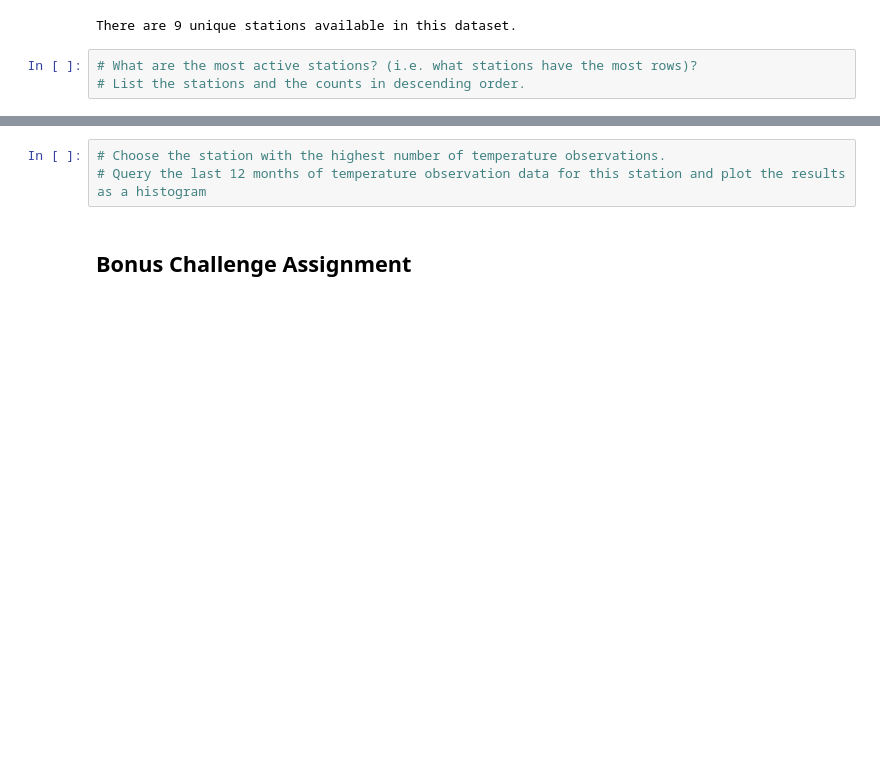
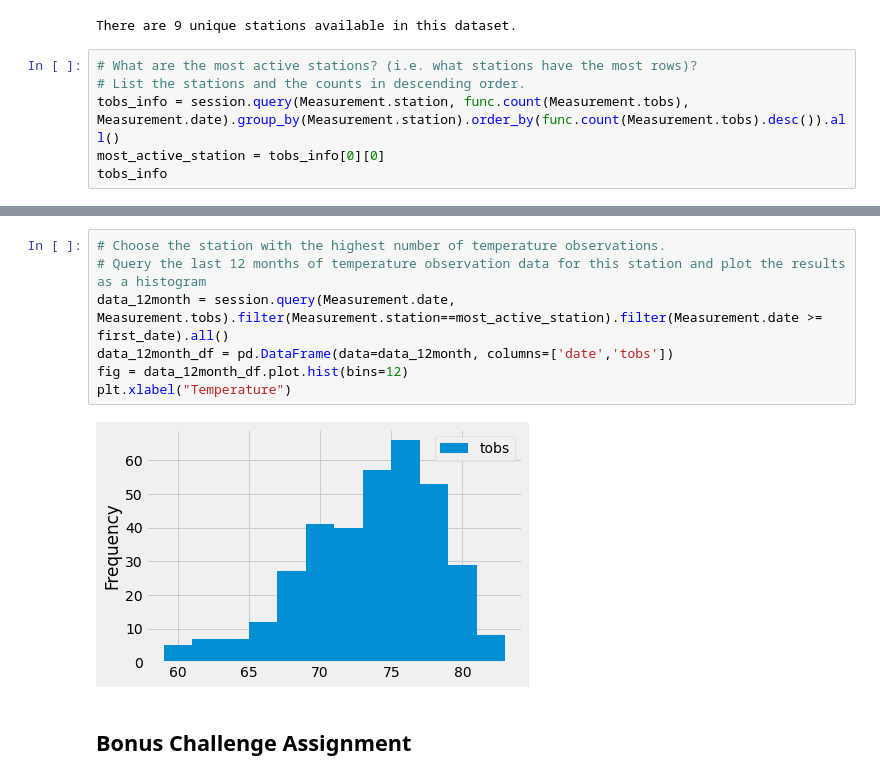
Before and after one commit to BananasFoster623/sqlalchemy-challenge, a Jupyter notebook: climate_starter.ipynb, the cells around one changed output, grey strips where cells are left out. Drawn from its saved outputs; the diff is of its cells as text; blank space fills up the shorter version.

```diff
--- a/climate_starter.ipynb
+++ b/climate_starter.ipynb
@@ -169,3 +133,6 @@ There are 9 unique stations available in this dataset.
 # %%
 # What are the most active stations? (i.e. what stations have the most rows)?
 # List the stations and the counts in descending order.
+tobs_info = session.query(Measurement.station, func.count(Measurement.tobs), Measurement.date).group_by(Measurement.station).order_by(func.count(Measurement.tobs).desc()).all()
+most_active_station = tobs_info[0][0]
+tobs_info
@@ -175,6 +159,12 @@ There are 9 unique stations available in this dataset.
 # %%
 # Choose the station with the highest number of temperature observations.
 # Query the last 12 months of temperature observation data for this station and plot the results as a histogram
+data_12month = session.query(Measurement.date, Measurement.tobs).filter(Measurement.station==most_active_station).filter(Measurement.date >= first_date).all()
+data_12month_df = pd.DataFrame(data=data_12month, columns=['date','tobs'])
+fig = data_12month_df.plot.hist(bins=12)
+plt.xlabel("Temperature")
+# %% [output]
+[figure, added]
 # %% [markdown]
 ## Bonus Challenge Assignment
 # %%
```
Also changed, not shown: parts of 4 cells of this notebook.
